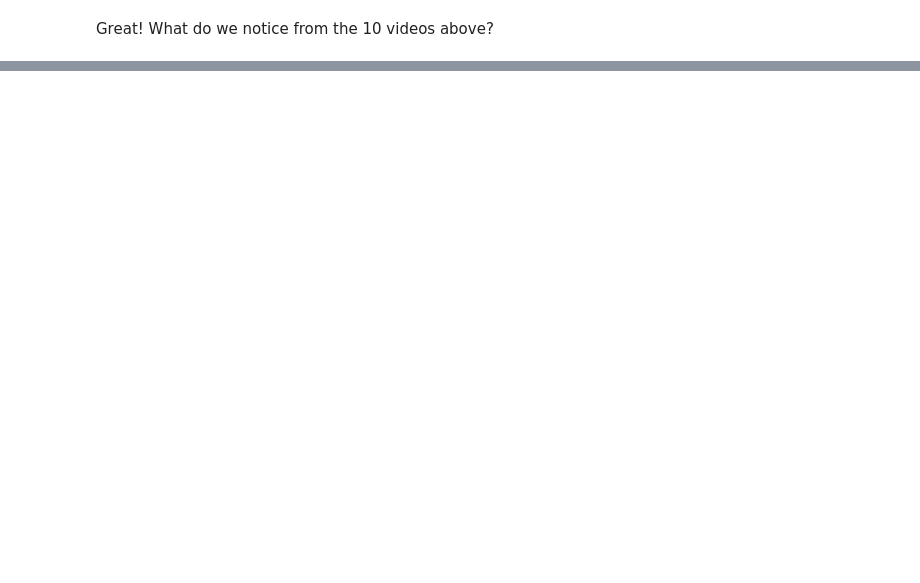
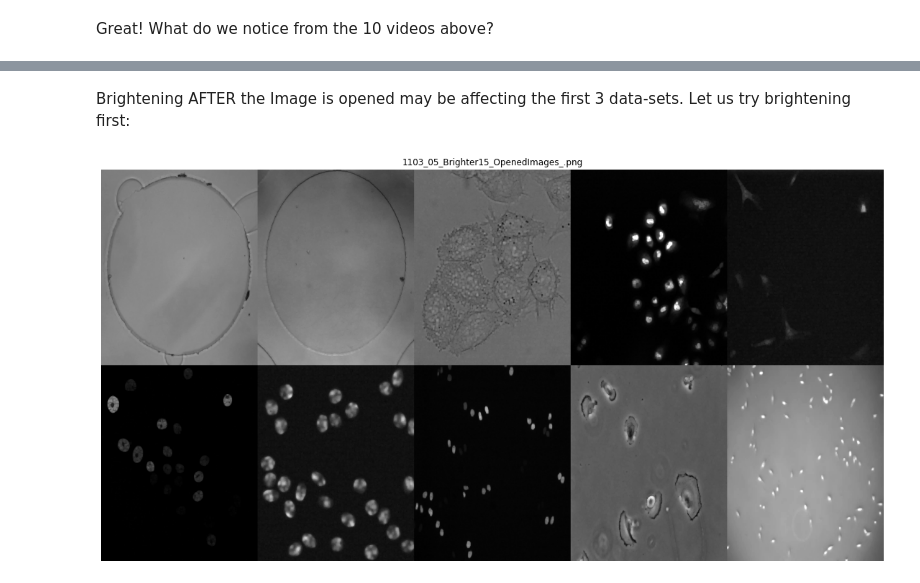
Before and after one commit to alexgoudemond/COMP700, a Jupyter notebook: 005_Data-Set_Secondary_Pre-Processing.ipynb, the cells around one changed output, grey strips where cells are left out. Saved outputs shown, nothing was run; the diff lists cells and outputs as text; code cells hidden in the pictures; blank space fills up the shorter version.

```diff
--- a/005_Data-Set_Secondary_Pre-Processing.ipynb
+++ b/005_Data-Set_Secondary_Pre-Processing.ipynb
@@ -694,0 +819,20 @@ Great! What do we notice from the 10 videos above?
+# %% [markdown]
+Brightening AFTER the Image is opened may be affecting the first 3 data-sets. Let us try brightening first:
+# %%
+# Opening and brighten by 15 intensity values
+
+image_collection = []
+
+for i in range(len(test_images)):
+
+    brighter_img = increase_brightness(test_images[i], 15)
+
+    img_erode = cv2.erode(brighter_img, kernel, iterations=1)
+    img_opened = cv2.dilate(img_erode, kernel, iterations=1)
+
+    image_collection.append(img_opened)
+
+picName = "1103_05_Brighter15_OpenedImages_.png"
+saveAndShow(desired_directory, image_collection, picName)
+# %% [output]
+[figure, added]
```
Also changed, not shown: parts of 27 cells of this notebook, 9 other files.
